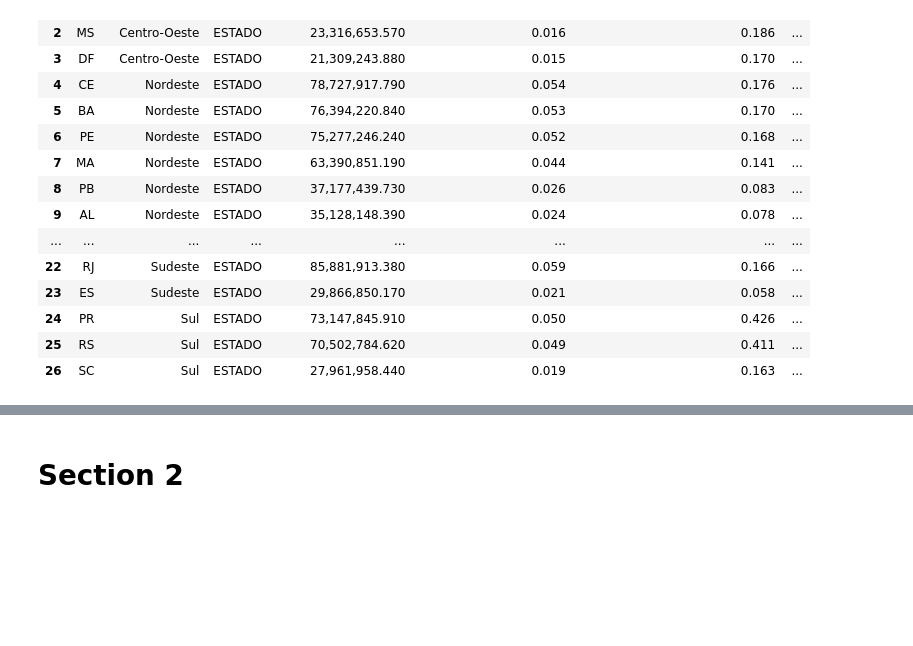
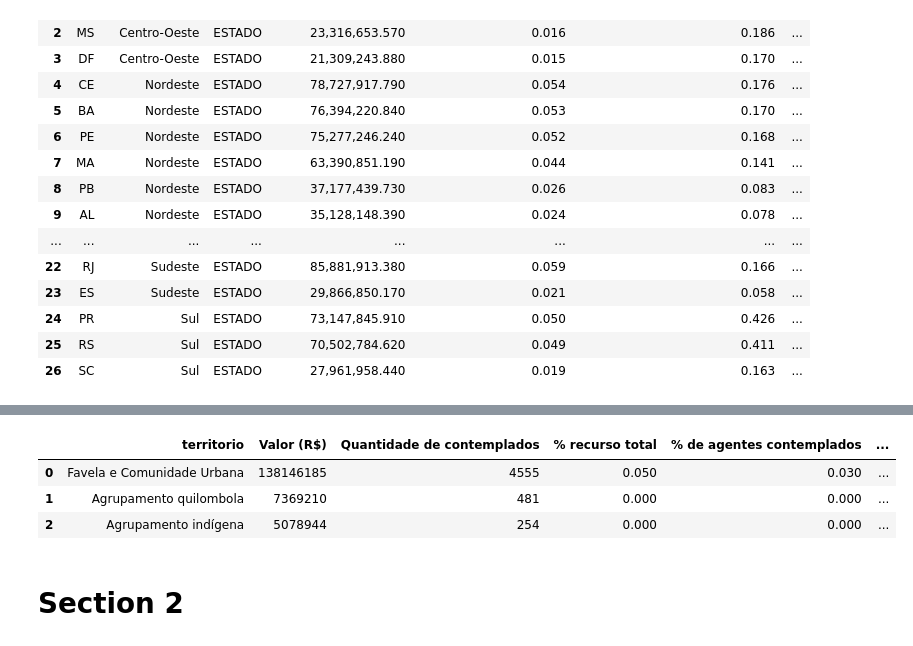
Before and after one commit to SGE-Subsecretaria-de-Gestao-Estrategica/pnab-data-vis, a Jupyter notebook: src/notebooks/v2_gabriel_create_csv.ipynb, the cells around one changed output, grey strips where cells are left out. Saved outputs shown, nothing was run; the diff lists cells and outputs as text; code cells hidden in the pictures; blank space fills up the shorter version.

```diff
--- a/src/notebooks/v2_gabriel_create_csv.ipynb
+++ b/src/notebooks/v2_gabriel_create_csv.ipynb
@@ -217,6 +205,13 @@ df_special_territory_uf = territorial.aggregate_special_territories_by(
 # special_territory_w_ibge_by_brazil
 df_vis_territorio_brasil = territorial.generate_special_territories_brazil_view(df_cubo=df_cubo)
 # df_vis_territorio_brasil.to_csv(settings.DATA_PATH_SECTION1 / 'special_territory_w_ibge_by_brazil.csv')
+# %%
+df_vis_territorio_brasil
+# %% [output]
+|  | territorio | Valor (R$) | Quantidade de contemplados | % recurso total | % de agentes contemplados | ... |
+| 0 | Favela e Comunidade Urbana | 138146185 | 4555 | 0.050 | 0.030 | ... |
+| 1 | Agrupamento quilombola | 7369210 | 481 | 0.000 | 0.000 | ... |
+| 2 | Agrupamento indígena | 5078944 | 254 | 0.000 | 0.000 | ... |
 # %%
 # aggregate_by_local_residencia
 df_interior_rm_uf = territorial.aggregate_by_local_residencia(df_cubo=df_cubo, visao='uf')
```
Also changed, not shown: parts of 25 cells of this notebook, 4 other files.
